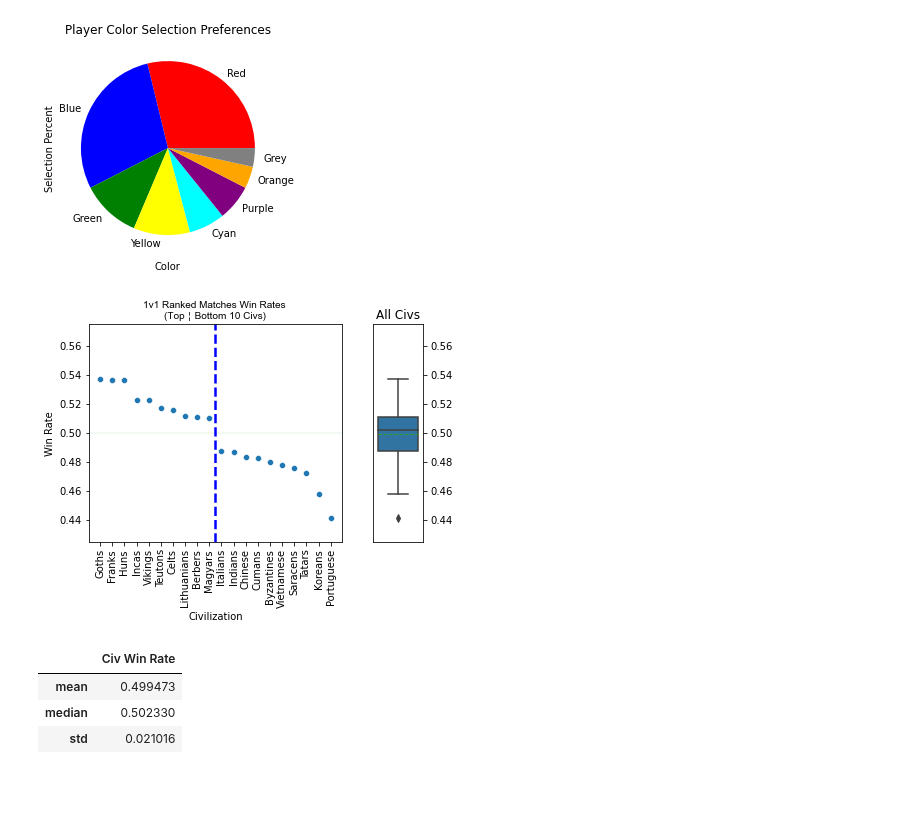
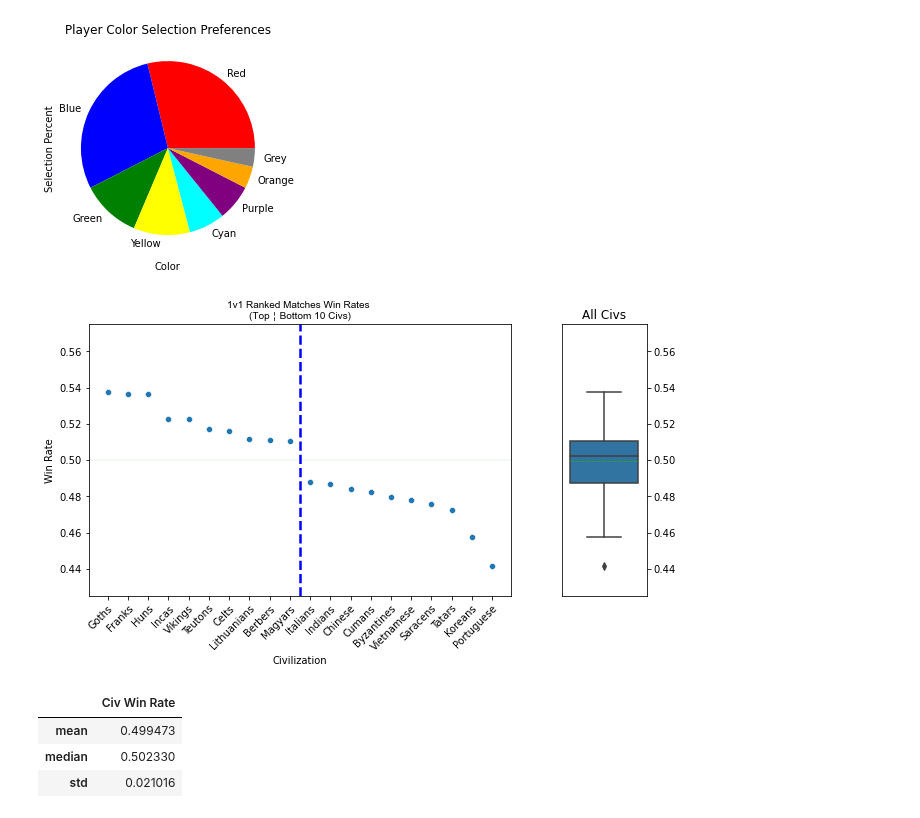
Before and after one commit to rishigoutam/aoe2, a Jupyter notebook: test_data.ipynb, the cells around one changed output. Saved outputs shown, nothing was run; the diff lists cells and outputs as text; code cells hidden in the pictures; blank space fills up the shorter version.

Commit message:
Rotate labels for win rates

```diff
--- a/test_data.ipynb
+++ b/test_data.ipynb
@@ -172,34 +172,35 @@ top_bottom_win_rates = win_rates.iloc[locs]
 # %%
 # plot win rates
 # plt.figure(figsize=(25,10))
-plt.subplots(1, 2, sharey=True, gridspec_kw={'width_ratios': [5,1]})
+plt.subplots(1, 2, sharey=True, figsize=(10,5), gridspec_kw={'width_ratios': [5,1]})
 ax = plt.subplot(1,2,1)
 sns.scatterplot(x=top_bottom_win_rates.civ, y=top_bottom_win_rates.win_rate)
 plt.ylim(.425,.575)
-plt.xticks(rotation=90)
+# rotation see: https://stackoverflow.com/questions/28615887/how-to-move-a-tick-label-in-matplotlib
+plt.xticks(rotation=45, ha='right', rotation_mode="anchor")
 plt.xlabel('Civilization')
 plt.ylabel('Win Rate')
 
 # draw a line at 50% to show how close to a coin flip this is
 plt.axhline(0.5, color='green', linestyle='solid', linewidth='.1')
 # Want to use broken pipe character ￤ so change font for the title
 import matplotlib.font_manager as mfm
 font_path = '/Library/Fonts/Arial Unicode.ttf'
 prop = mfm.FontProperties(fname=font_path)
 plt.title(f'1v1 Ranked Matches Win Rates \n(Top￤Bottom {top_bottom_count} Civs)', fontproperties=prop)
 # draw separator
 mid = (2*top_bottom_count-1)/2
 plt.axvline(mid, color='blue', linestyle='--', linewidth='2.5')
 
 # Oren said to use a boxplot for the above as it would be a better representation for mean
 plt.subplot(1,2,2)
 plt.tick_params(left=False, bottom=False, labelleft=False, right=True, labelright=True, labelbottom=False)
 plt.title('All Civs')
 sns.boxplot(data=win_rates, showmeans=True, meanline=True)
 
 plt.show()
 # %% [output]
-[figure, old version]
+[figure, new version]
 # %%
 # win rate stats
 win_rates.agg(['mean', 'median', 'std']).rename(columns={'win_rate':'Civ Win Rate'})
```
